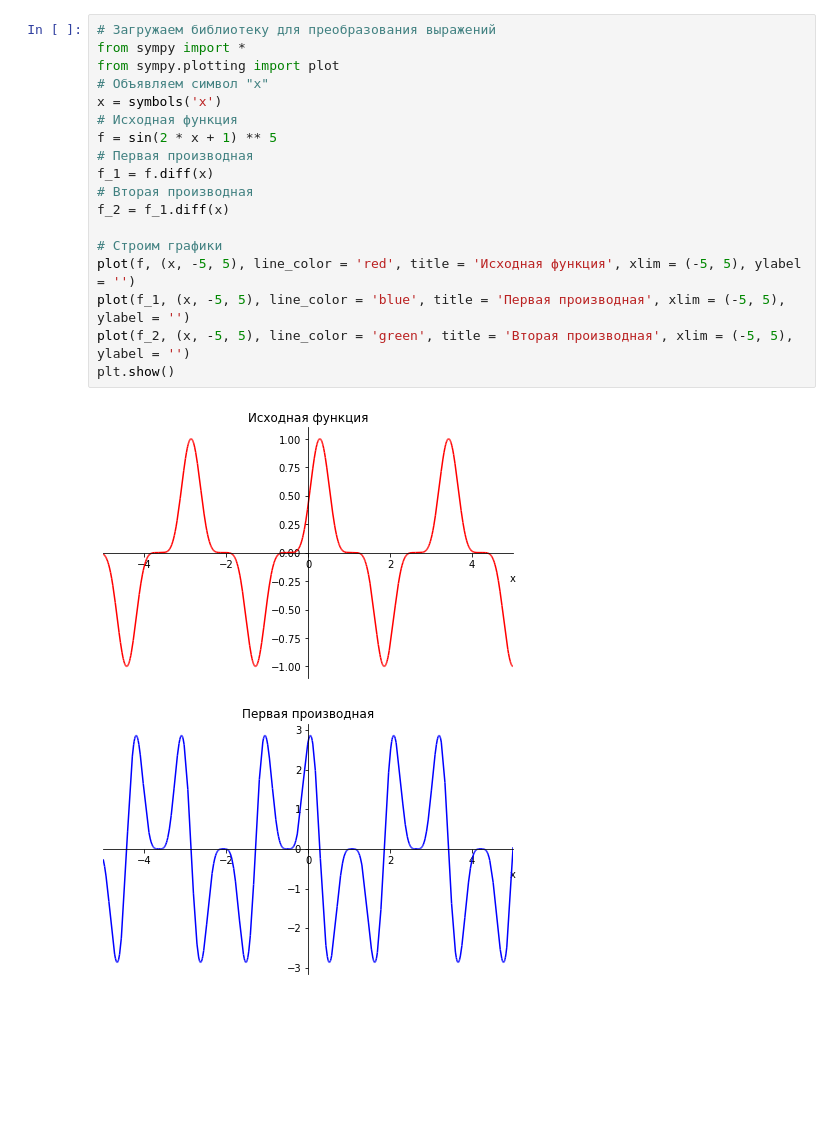
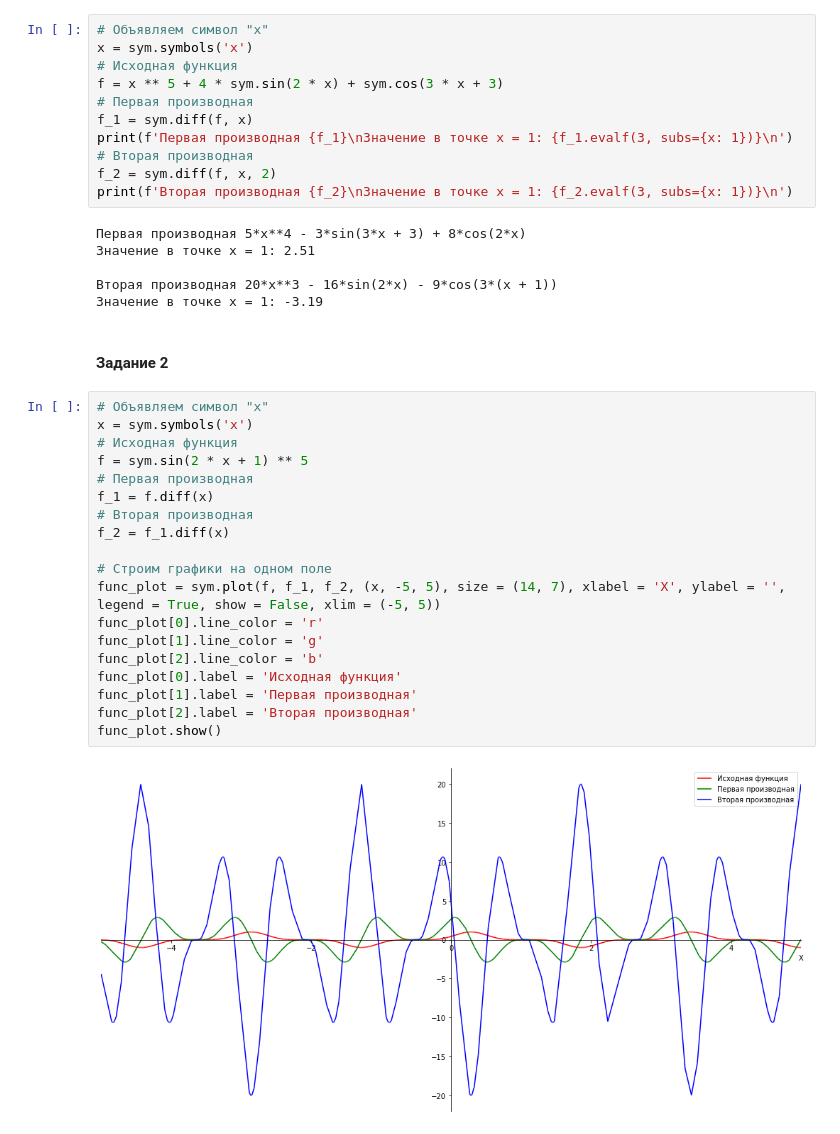
Before and after one commit to Math-basics/DZ_4, a Jupyter notebook: DZ_4.ipynb, the cells around one changed output. Drawn from its saved outputs; the diff is of its cells as text; blank space fills up the shorter version.

```diff
--- a/DZ_4.ipynb
+++ b/DZ_4.ipynb
@@ -47,21 +38,40 @@ print(f'- расчётное значение второй производно
+# %%
+# Объявляем символ "х"
+x = sym.symbols('x')
+# Исходная функция
+f = x ** 5 + 4 * sym.sin(2 * x) + sym.cos(3 * x + 3)
+# Первая производная
+f_1 = sym.diff(f, x)
+print(f'Первая производная {f_1}\nЗначение в точке x = 1: {f_1.evalf(3, subs={x: 1})}\n')
+# Вторая производная
+f_2 = sym.diff(f, x, 2)
+print(f'Вторая производная {f_2}\nЗначение в точке x = 1: {f_2.evalf(3, subs={x: 1})}\n')
+# %% [output]
+Первая производная 5*x**4 - 3*sin(3*x + 3) + 8*cos(2*x)
+Значение в точке x = 1: 2.51
+
+Вторая производная 20*x**3 - 16*sin(2*x) - 9*cos(3*(x + 1))
+Значение в точке x = 1: -3.19
+# %% [markdown]
+#### Задание 2
 # %%
-# Загружаем библиотеку для преобразования выражений
-from sympy import *
-from sympy.plotting import plot
 # Объявляем символ "х"
-x = symbols('x')
+x = sym.symbols('x')
 # Исходная функция
-f = sin(2 * x + 1) ** 5
+f = sym.sin(2 * x + 1) ** 5
 # Первая производная
 f_1 = f.diff(x)
 # Вторая производная
 f_2 = f_1.diff(x)
 
-# Строим графики
-plot(f, (x, -5, 5), line_color = 'red', title = 'Исходная функция', xlim = (-5, 5), ylabel = '')
-plot(f_1, (x, -5, 5), line_color = 'blue', title = 'Первая производная', xlim = (-5, 5), ylabel = '')
-plot(f_2, (x, -5, 5), line_color = 'green', title = 'Вторая производная', xlim = (-5, 5), ylabel = '')
-plt.show()
+# Строим графики на одном поле
+func_plot = sym.plot(f, f_1, f_2, (x, -5, 5), size = (14, 7), xlabel = 'X', ylabel = '', legend = True, show = False, xlim = (-5, 5))
+func_plot[0].line_color = 'r'
+func_plot[1].line_color = 'g'
+func_plot[2].line_color = 'b'
+func_plot[0].label = 'Исходная функция'
+func_plot[1].label = 'Первая производная'
+func_plot[2].label = 'Вторая производная'
+func_plot.show()
 # %% [output]
-[figure, old version]
+[figure, new version]
-[figure, removed]
```
Also changed, not shown: parts of 8 cells of this notebook.
